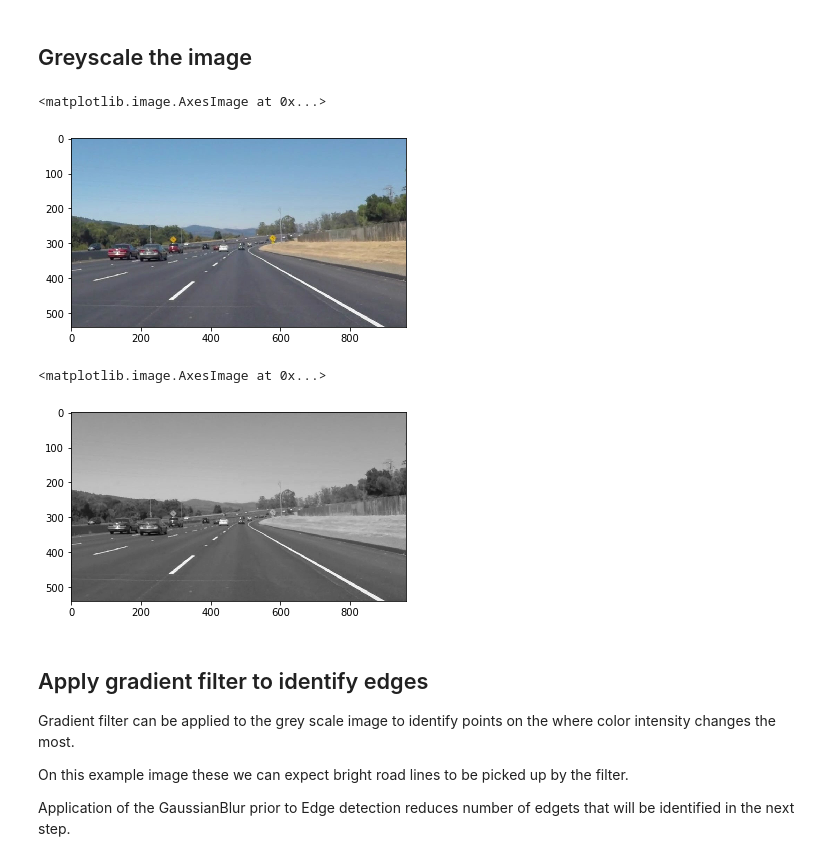
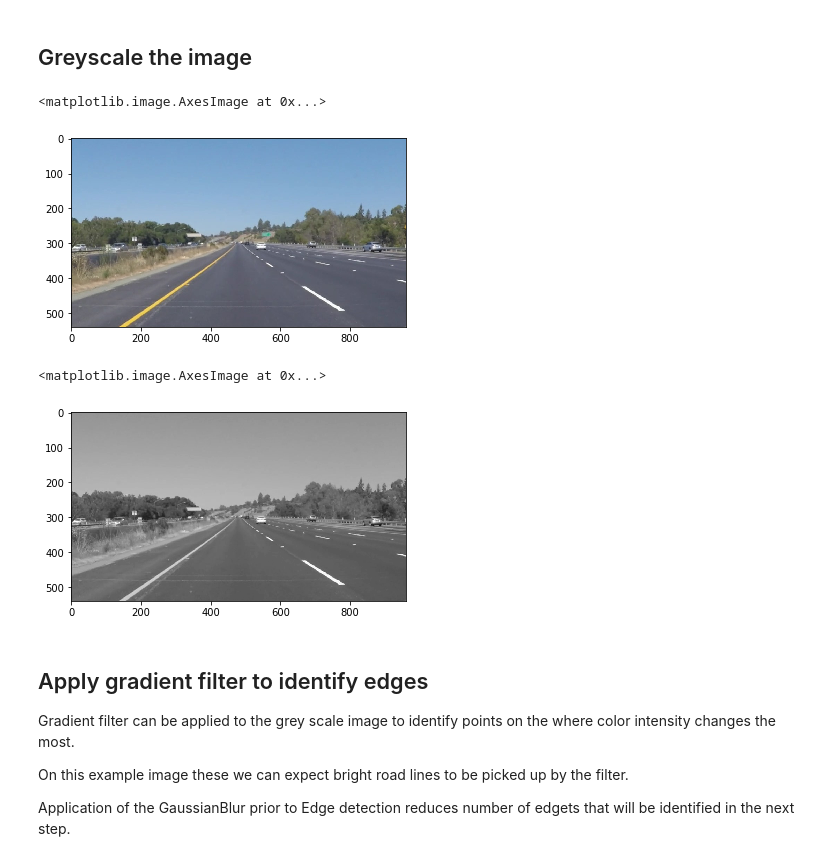
Before and after one commit to byapparov/CarND-LaneLines-P1, a Jupyter notebook: identify_lanes.ipynb, the cells around one changed output. Drawn from its saved outputs; the diff is of its cells as text; code cells hidden in the pictures.

```diff
--- a/identify_lanes.ipynb
+++ b/identify_lanes.ipynb
@@ -8,23 +15,23 @@ import numpy as np
 # %% [markdown]
 ## Greyscale the image
 # %%
-img = cv2.imread('test_images/solidWhiteCurve.jpg', cv2.IMREAD_COLOR)
+img = cv2.imread('test_images/solidYellowLeft.jpg', cv2.IMREAD_COLOR)
 
 # This is to compensate for the fact that
 # opencv image layers are stored in reverse order - BGR
 # @alsosee https://www.pyimagesearch.com/2014/11/03/display-matplotlib-rgb-image/
 img_color = cv2.cvtColor(img, cv2.COLOR_BGR2RGB)
 plt.imshow(img_color)
 # %% [output]
 <matplotlib.image.AxesImage at 0x...>
-[figure, old version]
+[figure, new version]
 # %%
 img_grey = cv2.cvtColor(img, cv2.COLOR_BGR2GRAY)
 # cmap, vmin, vmax allow to print image as human expects it
 plt.imshow(img_grey, cmap=cm.gray, vmin=0, vmax=255)
 # %% [output]
 <matplotlib.image.AxesImage at 0x...>
-[figure, old version]
+[figure, new version]
 # %% [markdown]
 ## Apply gradient filter to identify edges
 
```
Also changed, not shown: parts of 12 cells of this notebook, 9 other files.
